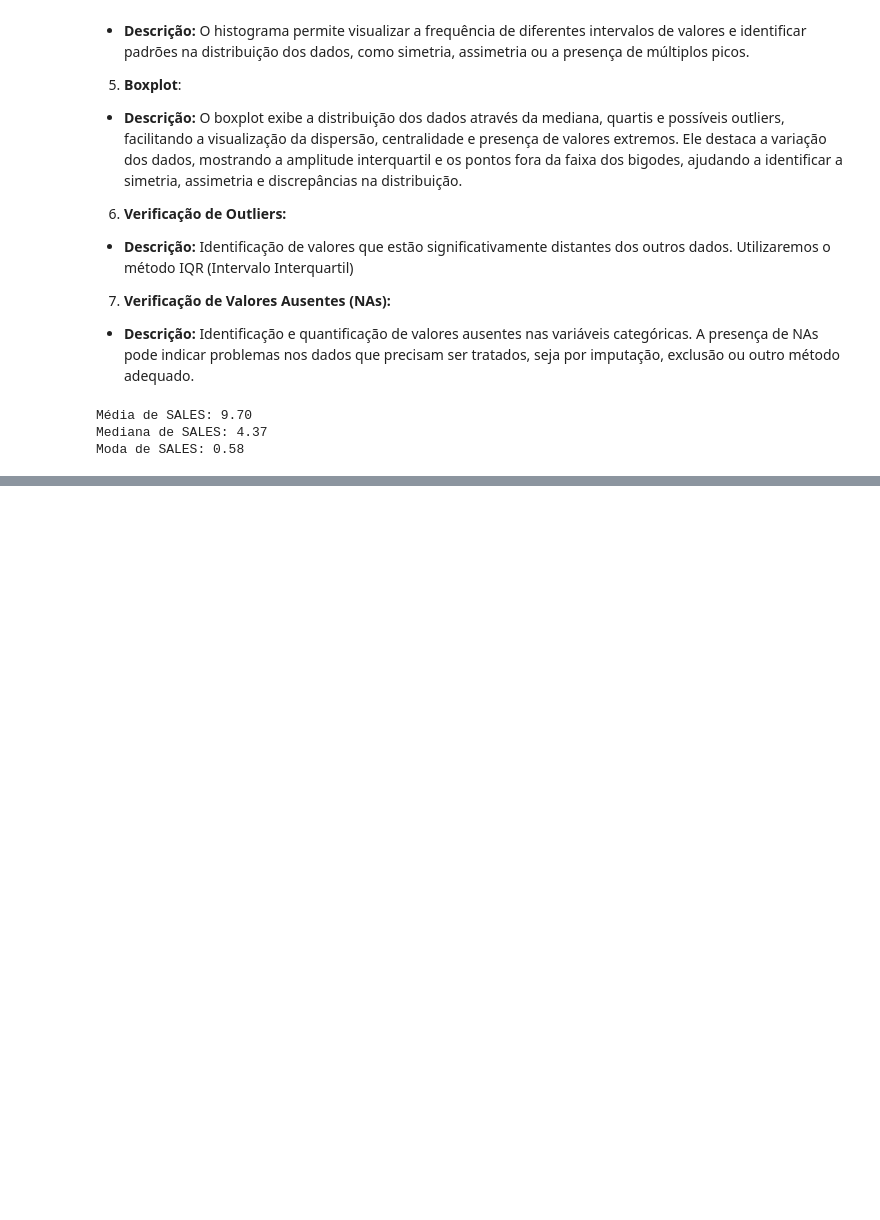
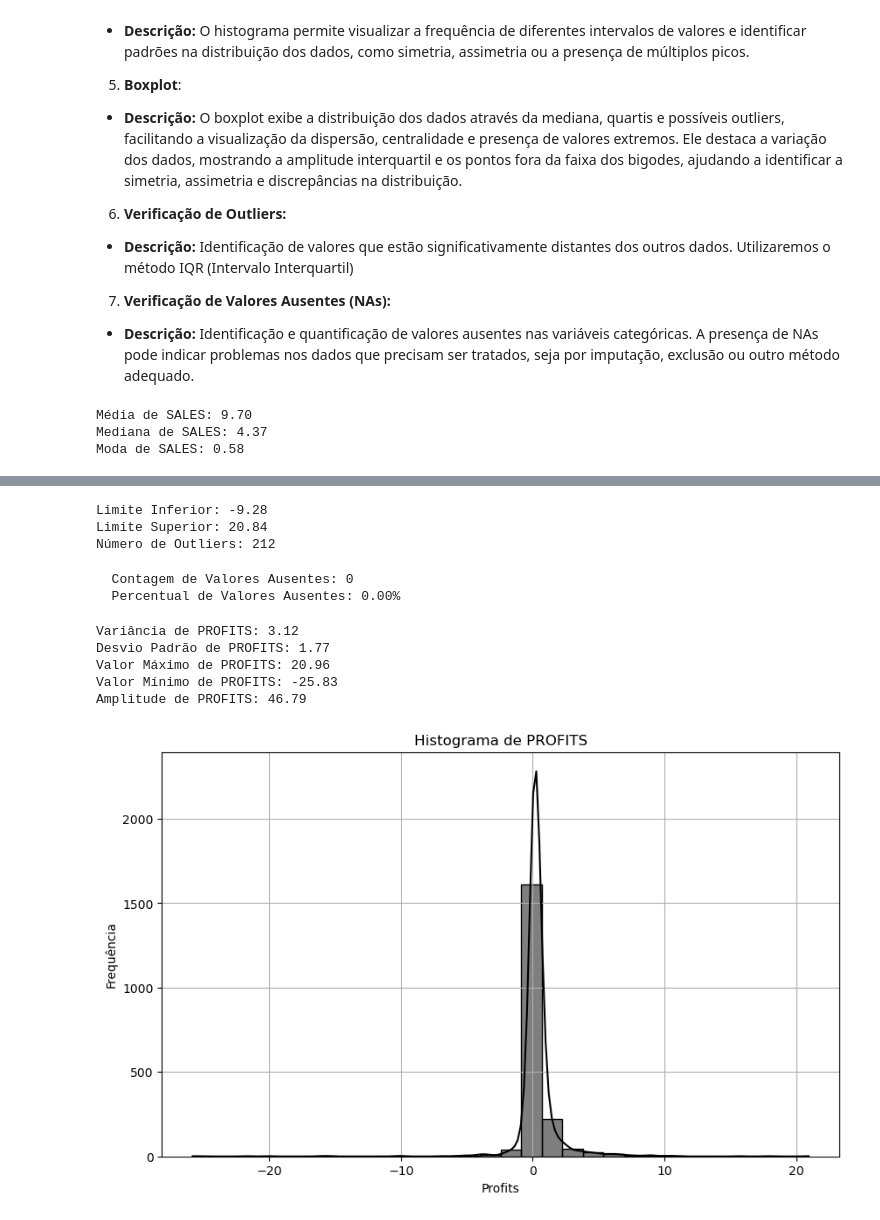
Before and after one commit to isastersa/estudos-womakerscode, a Jupyter notebook: python-estatistica/estudos_estatistica1.ipynb, the cells around one changed output, grey strips where cells are left out. Drawn from its saved outputs; the diff is of its cells as text; code cells hidden in the pictures; blank space fills up the shorter version.

```diff
--- a/python-estatistica/estudos_estatistica1.ipynb
+++ b/python-estatistica/estudos_estatistica1.ipynb
@@ -263,0 +297,33 @@ Moda de SALES: 0.58
+# %%
+# Identificação de Outliers
+
+# Calcular Q1, Q3 e IQR
+Q1_sales = df_forbes['sales'].quantile(0.25)
+Q3_sales = df_forbes['sales'].quantile(0.75)
+IQR_sales = Q3 - Q1
+
+# Definir limites para outliers
+limite_inferior_sales = Q1 - 1.5 * IQR_sales
+limite_superior_sales = Q3 + 1.5 * IQR_sales
+
+# Identificar outliers
+outliers_sales = df_forbes[(df_forbes['sales'] < limite_inferior_sales) | (df_forbes['sales'] > limite_superior_sales)]
+
+# Exibir os limites e o número de outliers
+print(f'Limite Inferior: {limite_inferior_sales:.2f}')
+print(f'Limite Superior: {limite_superior_sales:.2f}')
+print(f'Número de Outliers: {outliers_sales.shape[0]}')
+# %% [output]
+Limite Inferior: -9.28
+Limite Superior: 20.84
+Número de Outliers: 212
+# %%
+# Verificação de NAs
+na_sales = df_forbes['sales'].isna().sum()
+na_sales_perc = (na_sales / len(df_forbes)) * 100
+
+print(f"  Contagem de Valores Ausentes: {na_sales}")
+print(f"  Percentual de Valores Ausentes: {na_sales_perc:.2f}%")
+# %% [output]
+  Contagem de Valores Ausentes: 0
+  Percentual de Valores Ausentes: 0.00%
@@ -263,0 +340,30 @@ Moda de SALES: 0.58
+# %%
+# Medidas de Dispersão para 'profits'
+variancia_profits = df_forbes['profits'].var()
+desviopadrao_profits = df_forbes['profits'].std()
+max_profits = df_forbes['profits'].max()
+min_profits = df_forbes['profits'].min()
+amplitude_profits = max_profits - min_profits
+
+print(f'Variância de PROFITS: {variancia_profits:.2f}')
+print(f'Desvio Padrão de PROFITS: {desviopadrao_profits:.2f}')
+print(f'Valor Máximo de PROFITS: {max_profits:.2f}')
+print(f'Valor Mínimo de PROFITS: {min_profits:.2f}')
+print(f'Amplitude de PROFITS: {amplitude_profits:.2f}')
+# %% [output]
+Variância de PROFITS: 3.12
+Desvio Padrão de PROFITS: 1.77
+Valor Máximo de PROFITS: 20.96
+Valor Mínimo de PROFITS: -25.83
+Amplitude de PROFITS: 46.79
+# %%
+# Histograma para 'profits'
+plt.figure(figsize=(10, 6))
+sns.histplot(df_forbes['profits'], bins=30, kde=True, color='black')
+plt.title('Histograma de PROFITS')
+plt.xlabel('Profits')
+plt.ylabel('Frequência')
+plt.grid(True)
+plt.show()
+# %% [output]
+[figure, added]
```
Also changed, not shown: parts of 35 cells of this notebook, 2 other files.
